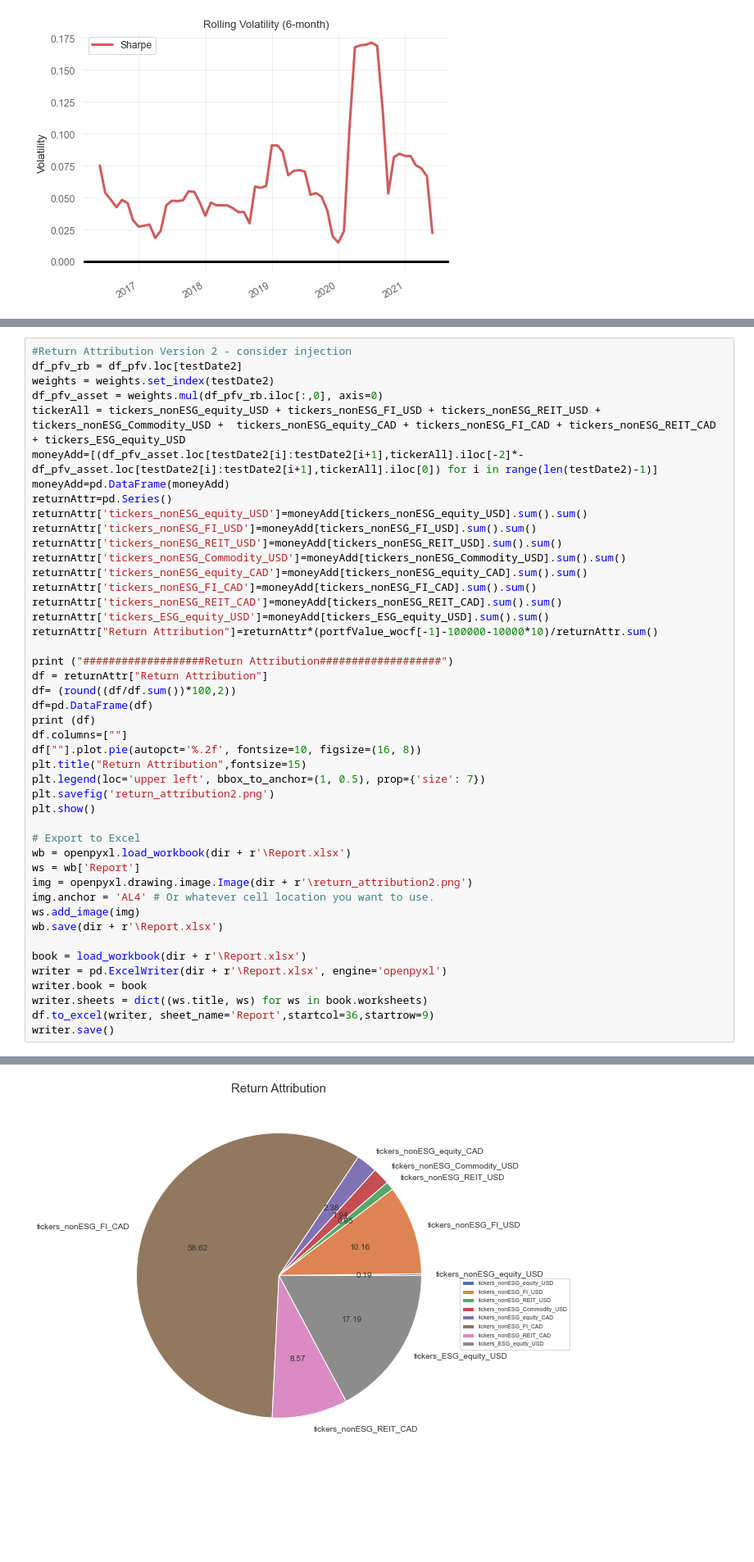
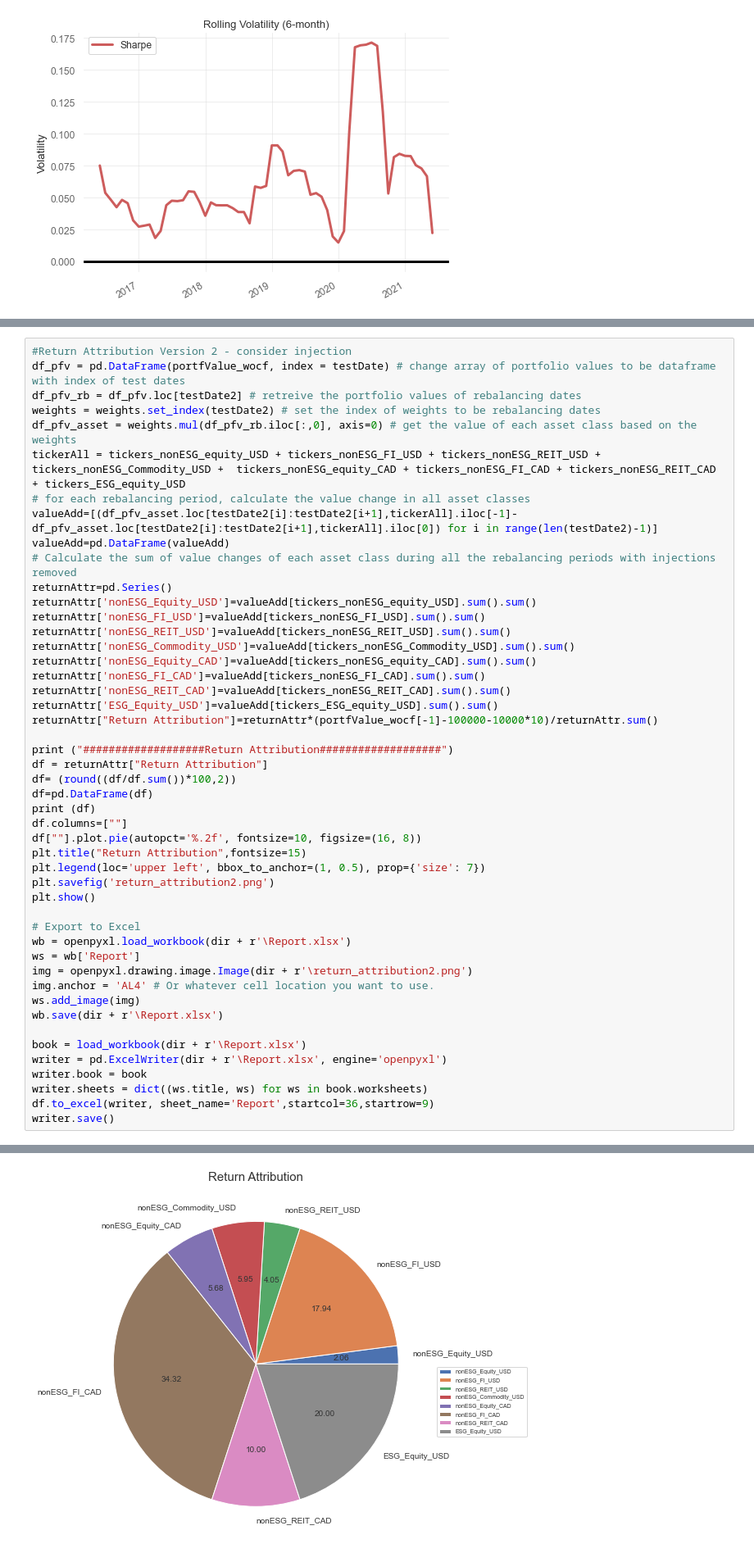
Before and after one commit to of1201/roboadvisor, a Jupyter notebook: risk lab.ipynb, the cells around one changed output, grey strips where cells are left out. Shown: that part at 82% size. Drawn from its saved outputs; the diff is of its cells as text; blank space fills up the shorter version.

```diff
--- a/risk lab.ipynb
+++ b/risk lab.ipynb
@@ -1769,20 +1757,23 @@ tickers_ESG_equity_USD        39.51
 # %%
 #Return Attribution Version 2 - consider injection
-df_pfv_rb = df_pfv.loc[testDate2]
-weights = weights.set_index(testDate2)
-df_pfv_asset = weights.mul(df_pfv_rb.iloc[:,0], axis=0)
+df_pfv = pd.DataFrame(portfValue_wocf, index = testDate) # change array of portfolio values to be dataframe with index of test dates
+df_pfv_rb = df_pfv.loc[testDate2] # retreive the portfolio values of rebalancing dates
+weights = weights.set_index(testDate2) # set the index of weights to be rebalancing dates
+df_pfv_asset = weights.mul(df_pfv_rb.iloc[:,0], axis=0) # get the value of each asset class based on the weights
 tickerAll = tickers_nonESG_equity_USD + tickers_nonESG_FI_USD + tickers_nonESG_REIT_USD + tickers_nonESG_Commodity_USD +  tickers_nonESG_equity_CAD + tickers_nonESG_FI_CAD + tickers_nonESG_REIT_CAD + tickers_ESG_equity_USD
-moneyAdd=[(df_pfv_asset.loc[testDate2[i]:testDate2[i+1],tickerAll].iloc[-2]*-df_pfv_asset.loc[testDate2[i]:testDate2[i+1],tickerAll].iloc[0]) for i in range(len(testDate2)-1)]
-moneyAdd=pd.DataFrame(moneyAdd)
+# for each rebalancing period, calculate the value change in all asset classes
+valueAdd=[(df_pfv_asset.loc[testDate2[i]:testDate2[i+1],tickerAll].iloc[-1]-df_pfv_asset.loc[testDate2[i]:testDate2[i+1],tickerAll].iloc[0]) for i in range(len(testDate2)-1)]
+valueAdd=pd.DataFrame(valueAdd)
+# Calculate the sum of value changes of each asset class during all the rebalancing periods with injections removed
 returnAttr=pd.Series()
-returnAttr['tickers_nonESG_equity_USD']=moneyAdd[tickers_nonESG_equity_USD].sum().sum()
-returnAttr['tickers_nonESG_FI_USD']=moneyAdd[tickers_nonESG_FI_USD].sum().sum()
-returnAttr['tickers_nonESG_REIT_USD']=moneyAdd[tickers_nonESG_REIT_USD].sum().sum()
-returnAttr['tickers_nonESG_Commodity_USD']=moneyAdd[tickers_nonESG_Commodity_USD].sum().sum()
-returnAttr['tickers_nonESG_equity_CAD']=moneyAdd[tickers_nonESG_equity_CAD].sum().sum()
-returnAttr['tickers_nonESG_FI_CAD']=moneyAdd[tickers_nonESG_FI_CAD].sum().sum()
-returnAttr['tickers_nonESG_REIT_CAD']=moneyAdd[tickers_nonESG_REIT_CAD].sum().sum()
-returnAttr['tickers_ESG_equity_USD']=moneyAdd[tickers_ESG_equity_USD].sum().sum()
+returnAttr['nonESG_Equity_USD']=valueAdd[tickers_nonESG_equity_USD].sum().sum()
+returnAttr['nonESG_FI_USD']=valueAdd[tickers_nonESG_FI_USD].sum().sum()
+returnAttr['nonESG_REIT_USD']=valueAdd[tickers_nonESG_REIT_USD].sum().sum()
+returnAttr['nonESG_Commodity_USD']=valueAdd[tickers_nonESG_Commodity_USD].sum().sum()
+returnAttr['nonESG_Equity_CAD']=valueAdd[tickers_nonESG_equity_CAD].sum().sum()
+returnAttr['nonESG_FI_CAD']=valueAdd[tickers_nonESG_FI_CAD].sum().sum()
+returnAttr['nonESG_REIT_CAD']=valueAdd[tickers_nonESG_REIT_CAD].sum().sum()
+returnAttr['ESG_Equity_USD']=valueAdd[tickers_ESG_equity_USD].sum().sum()
 returnAttr["Return Attribution"]=returnAttr*(portfValue_wocf[-1]-100000-10000*10)/returnAttr.sum()
 
 print ("###################Return Attribution###################")
@@ -1825,4 +1816,4 @@ tickers_ESG_equity_USD        17.19
-[figure, old version]
+[figure, new version]
 # %%
 from openpyxl.styles import Border, Side, PatternFill, Font, GradientFill, Alignment
 
```
Also changed, not shown: parts of 16 cells of this notebook.
